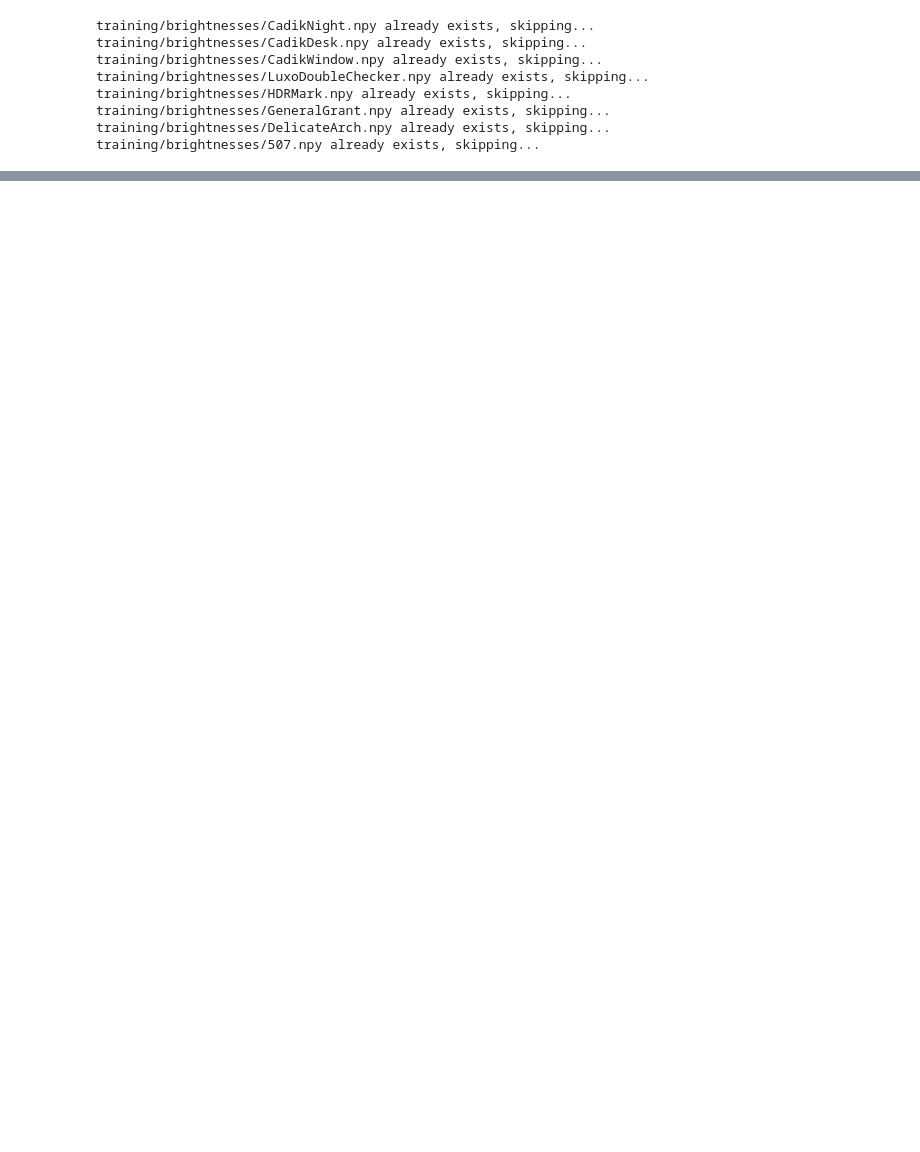
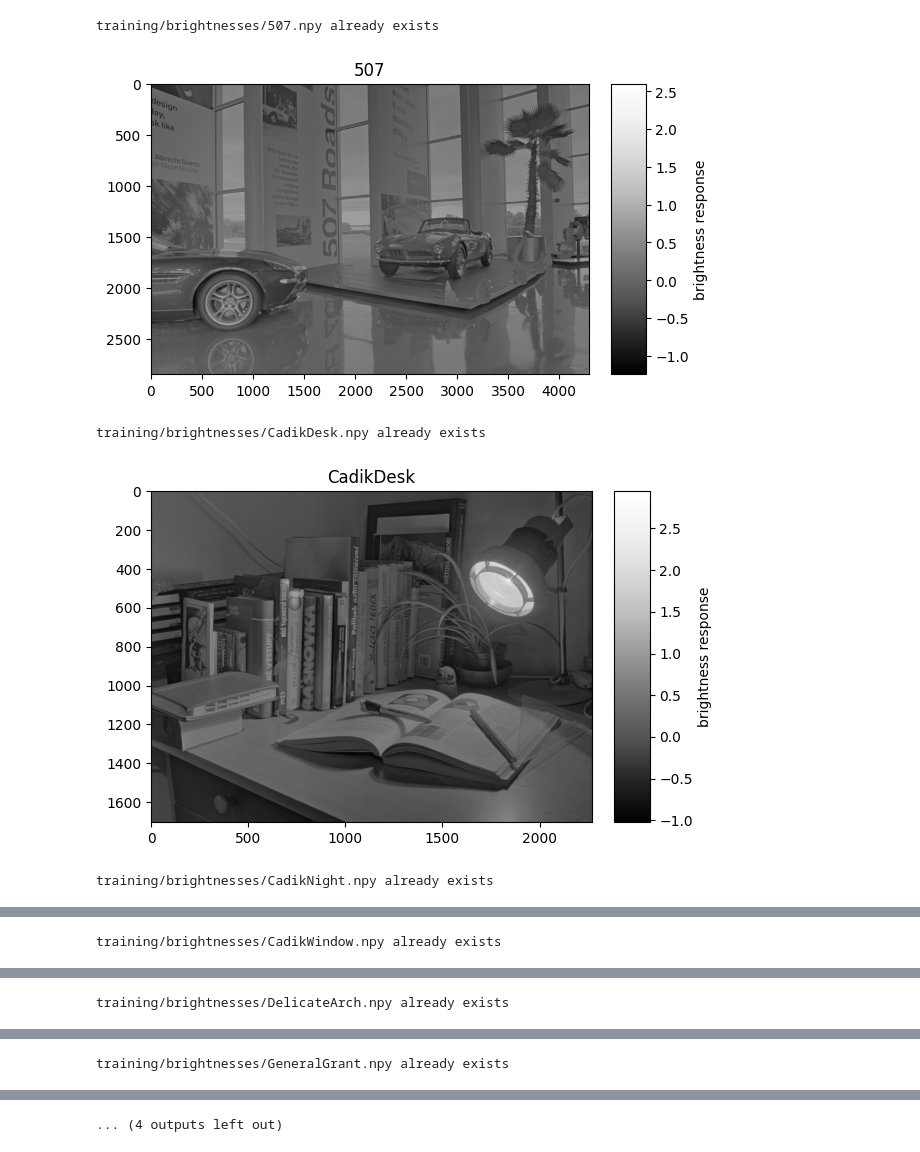
Before and after one commit to ASavageCabbage/divnorm-brightness, a Jupyter notebook: aces.ipynb, the cells around one changed output, grey strips where cells are left out. Drawn from its saved outputs; the diff is of its cells as text; code cells hidden in the pictures; blank space fills up the shorter version.

```diff
--- a/aces.ipynb
+++ b/aces.ipynb
@@ -112,46 +48,44 @@ class ACESModel(nn.Module):
 # %%
 from pathlib import Path
 
 import cv2
 import numpy as np
 from tqdm.auto import tqdm
+
+from src import plotting
 
 
 def file_to_brightness(file_path):
     image = dino.read_image(file_path)
     X, Y, Z = dino.rgb_to_xyz(image)
     L, _, _ = dino.xyz_to_lxy(X, Y, Z)
     return dino.dn_brightness_model(
         L,
         w=ACESModel.W,
         a=ACESModel.A,
         b=ACESModel.B,
         c=ACESModel.C,
         d=ACESModel.D,
         scale_normalized_constants=ACESModel.SCALE_NORMALIZED,
     )
 
 
 # Generate brightness response images for all inputs
 data_dir = Path("training")
 for file in tqdm(list((data_dir / "images").iterdir()), desc="generating training set"):
-    try:
-        export_path = str(data_dir / "brightnesses" / file.stem) + ".npy"
-        if Path(export_path).exists():
-            print(f"{export_path} already exists, skipping...")
-            continue
-
+    export_path = str(data_dir / "brightnesses" / file.stem) + ".npy"
+    if Path(export_path).exists():
+        print(f"{export_path} already exists")
+        brightness = np.load(export_path)
+    else:
         brightness = file_to_brightness(str(file))
         print(f"Exporting {export_path}")
         np.save(export_path, brightness)
-    except Exception as e:
-        print(f"File {file} could not be processed due to {e}")
+    # Visualize brightness response
+    plotting.image_pseudocolor_plot(brightness, title=file.stem, cmap="Grays_r", display=True)
 # %% [output]
-training/brightnesses/CadikNight.npy already exists, skipping...
-training/brightnesses/CadikDesk.npy already exists, skipping...
-training/brightnesses/CadikWindow.npy already exists, skipping...
-training/brightnesses/LuxoDoubleChecker.npy already exists, skipping...
-training/brightnesses/HDRMark.npy already exists, skipping...
-training/brightnesses/GeneralGrant.npy already exists, skipping...
-training/brightnesses/DelicateArch.npy already exists, skipping...
-training/brightnesses/507.npy already exists, skipping...
+training/brightnesses/507.npy already exists
+[figure, added]
+training/brightnesses/CadikDesk.npy already exists
+[figure, added]
+training/brightnesses/CadikNight.npy already exists
@@ -157,0 +93 @@ training/brightnesses/507.npy already exists, skipping...
+training/brightnesses/CadikWindow.npy already exists
@@ -157,0 +95 @@ training/brightnesses/507.npy already exists, skipping...
+training/brightnesses/DelicateArch.npy already exists
@@ -157,0 +97 @@ training/brightnesses/507.npy already exists, skipping...
+training/brightnesses/GeneralGrant.npy already exists
@@ -158,3 +99,4 @@ training/brightnesses/507.npy already exists, skipping...
+... (4 outputs left out)
 # %%
 class BrightnessDataset(torch.utils.data.Dataset):
 
```
Also changed, not shown: parts of 5 cells of this notebook, 30 other files.
